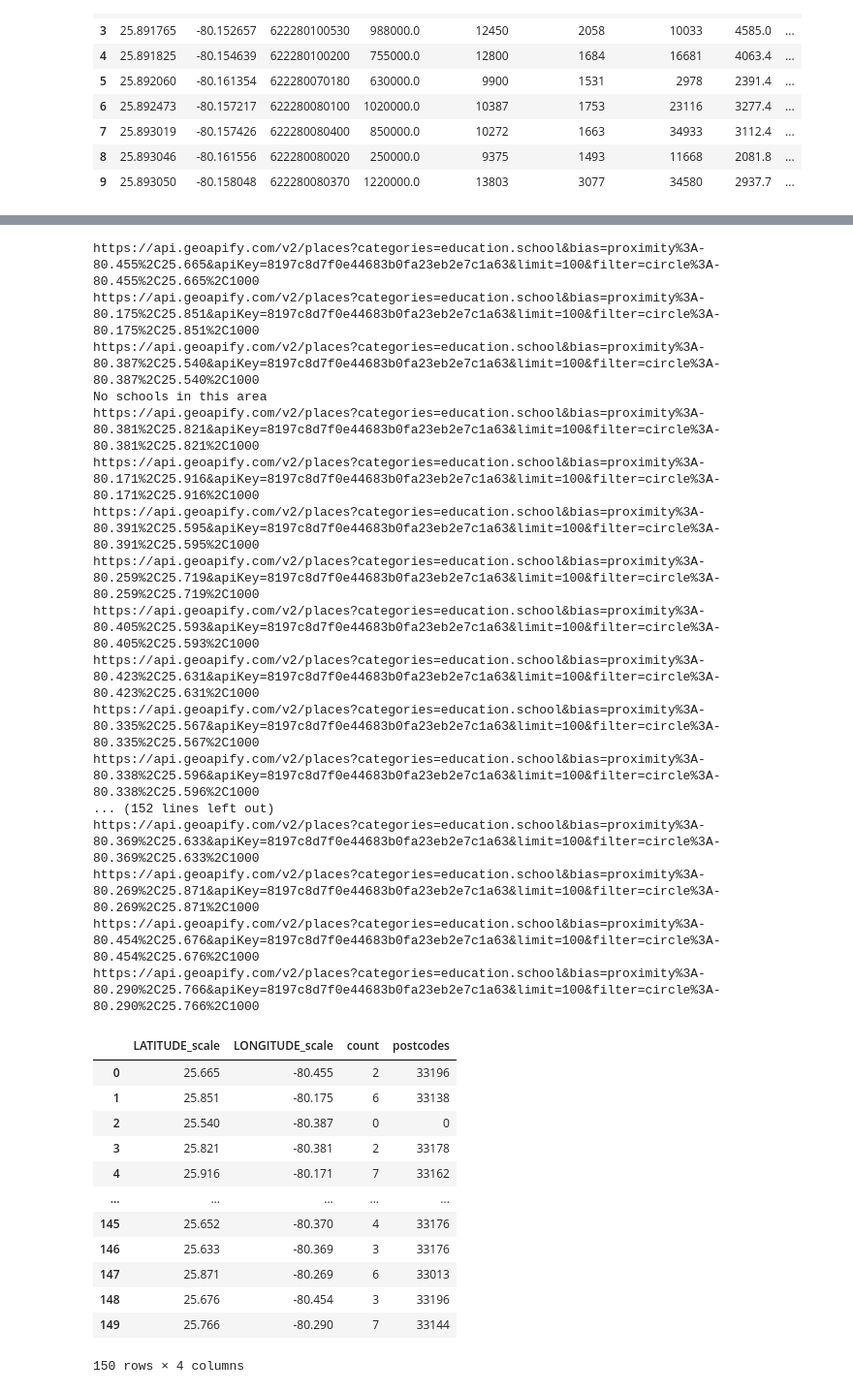
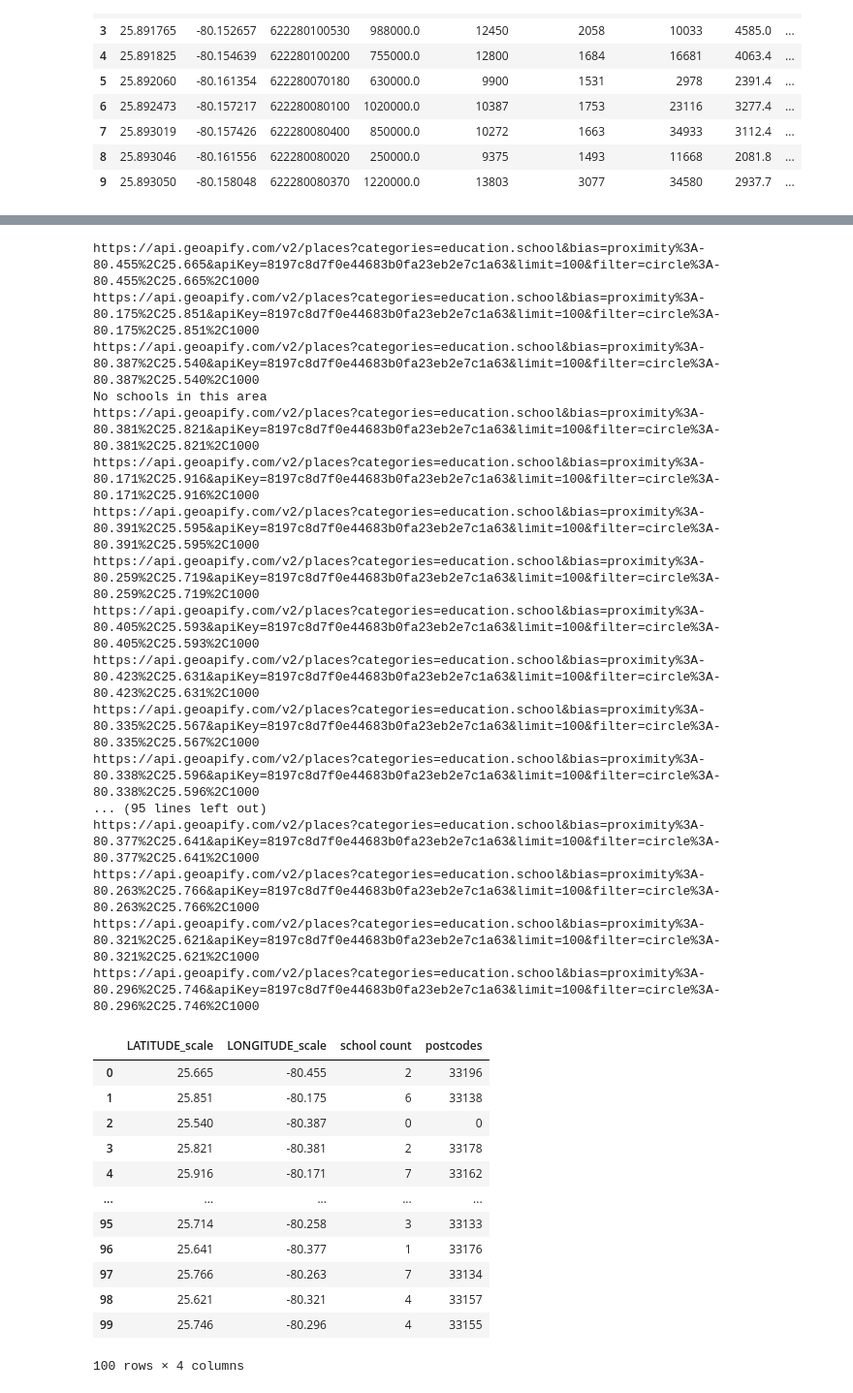
Before and after one commit to VidyaGadave/Project_Miami_Housing, a Jupyter notebook: Miami_Housing_base_BR_4.16_afternoon.ipynb, the cells around one changed output, grey strips where cells are left out. Shown at 97% size. Cells and saved outputs as stored; diff of their text form; code cells hidden in the pictures.

Commit message:
finished api pulls for test samples

```diff
--- a/Miami_Housing_base_BR_4.16_afternoon.ipynb
+++ b/Miami_Housing_base_BR_4.16_afternoon.ipynb
@@ -70,5 +52,5 @@ memory usage: 2.0+ MB
 # %%
-sample_miami_df = miami_df.sample(n=150,random_state=1)
+sample_miami_df = miami_df.sample(n=100,random_state=1)
 sample_miami_df.info()
 # %% [output]
 <class 'pandas.core.frame.DataFrame'>
@@ -147,34 +129,34 @@ https://api.geoapify.com/v2/places?categories=education.school&bias=proximity%3A
 https://api.geoapify.com/v2/places?categories=education.school&bias=proximity%3A-80.423%2C25.631&apiKey=8197c8d7f0e44683b0fa23eb2e7c1a63&limit=100&filter=circle%3A-80.423%2C25.631%2C1000
 https://api.geoapify.com/v2/places?categories=education.school&bias=proximity%3A-80.335%2C25.567&apiKey=8197c8d7f0e44683b0fa23eb2e7c1a63&limit=100&filter=circle%3A-80.335%2C25.567%2C1000
 https://api.geoapify.com/v2/places?categories=education.school&bias=proximity%3A-80.338%2C25.596&apiKey=8197c8d7f0e44683b0fa23eb2e7c1a63&limit=100&filter=circle%3A-80.338%2C25.596%2C1000
-... (152 lines left out)
-https://api.geoapify.com/v2/places?categories=education.school&bias=proximity%3A-80.369%2C25.633&apiKey=8197c8d7f0e44683b0fa23eb2e7c1a63&limit=100&filter=circle%3A-80.369%2C25.633%2C1000
-https://api.geoapify.com/v2/places?categories=education.school&bias=proximity%3A-80.269%2C25.871&apiKey=8197c8d7f0e44683b0fa23eb2e7c1a63&limit=100&filter=circle%3A-80.269%2C25.871%2C1000
-https://api.geoapify.com/v2/places?categories=education.school&bias=proximity%3A-80.454%2C25.676&apiKey=8197c8d7f0e44683b0fa23eb2e7c1a63&limit=100&filter=circle%3A-80.454%2C25.676%2C1000
-https://api.geoapify.com/v2/places?categories=education.school&bias=proximity%3A-80.290%2C25.766&apiKey=8197c8d7f0e44683b0fa23eb2e7c1a63&limit=100&filter=circle%3A-80.290%2C25.766%2C1000
+... (95 lines left out)
+https://api.geoapify.com/v2/places?categories=education.school&bias=proximity%3A-80.377%2C25.641&apiKey=8197c8d7f0e44683b0fa23eb2e7c1a63&limit=100&filter=circle%3A-80.377%2C25.641%2C1000
+https://api.geoapify.com/v2/places?categories=education.school&bias=proximity%3A-80.263%2C25.766&apiKey=8197c8d7f0e44683b0fa23eb2e7c1a63&limit=100&filter=circle%3A-80.263%2C25.766%2C1000
+https://api.geoapify.com/v2/places?categories=education.school&bias=proximity%3A-80.321%2C25.621&apiKey=8197c8d7f0e44683b0fa23eb2e7c1a63&limit=100&filter=circle%3A-80.321%2C25.621%2C1000
+https://api.geoapify.com/v2/places?categories=education.school&bias=proximity%3A-80.296%2C25.746&apiKey=8197c8d7f0e44683b0fa23eb2e7c1a63&limit=100&filter=circle%3A-80.296%2C25.746%2C1000
 # %%
 schools_count_df = pd.DataFrame( {
     "LATITUDE_scale": lat_list,
     "LONGITUDE_scale": long_list,
-    "count" : school_count,
+    "school count" : school_count,
     "postcodes" : zip_list
     })
 
 schools_count_df
 # %% [output]
-|  | LATITUDE_scale | LONGITUDE_scale | count | postcodes |
+|  | LATITUDE_scale | LONGITUDE_scale | school count | postcodes |
 | 0 | 25.665 | -80.455 | 2 | 33196 |
 | 1 | 25.851 | -80.175 | 6 | 33138 |
 | 2 | 25.540 | -80.387 | 0 | 0 |
 | 3 | 25.821 | -80.381 | 2 | 33178 |
 | 4 | 25.916 | -80.171 | 7 | 33162 |
 | ... | ... | ... | ... | ... |
-| 145 | 25.652 | -80.370 | 4 | 33176 |
-| 146 | 25.633 | -80.369 | 3 | 33176 |
-| 147 | 25.871 | -80.269 | 6 | 33013 |
-| 148 | 25.676 | -80.454 | 3 | 33196 |
-| 149 | 25.766 | -80.290 | 7 | 33144 |
+| 95 | 25.714 | -80.258 | 3 | 33133 |
+| 96 | 25.641 | -80.377 | 1 | 33176 |
+| 97 | 25.766 | -80.263 | 7 | 33134 |
+| 98 | 25.621 | -80.321 | 4 | 33157 |
+| 99 | 25.746 | -80.296 | 4 | 33155 |
-150 rows × 4 columns
+100 rows × 4 columns
 # %%
 # NOTE: Eventually, we need to figure out how to get the zip codes for records that didn't have a school in the radius.
 # %%
```
Also changed, not shown: parts of 8 cells of this notebook.
